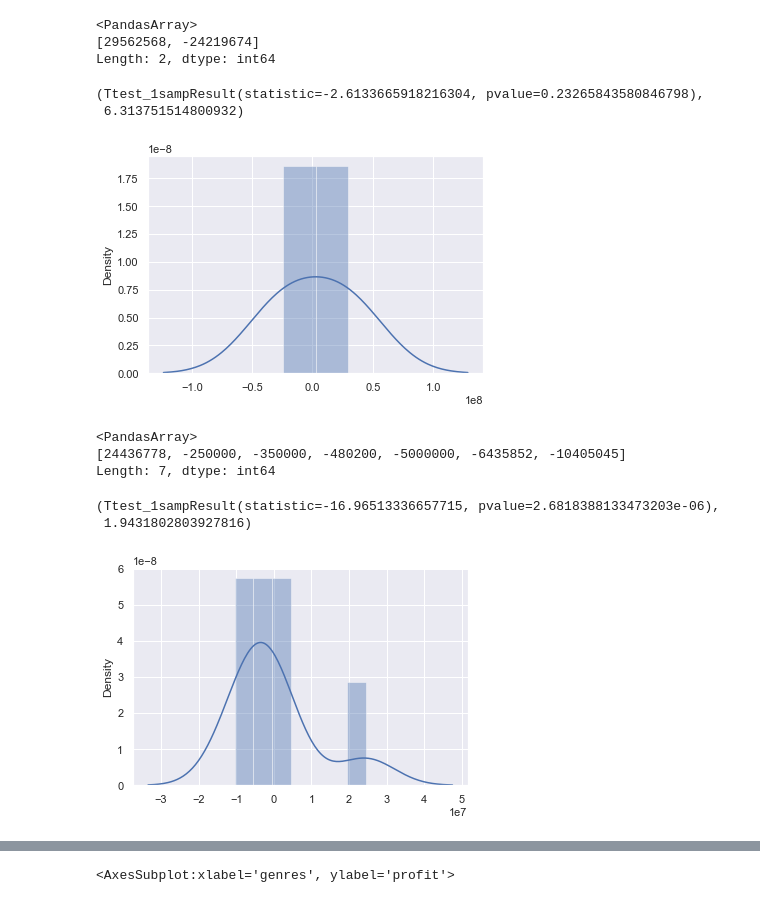
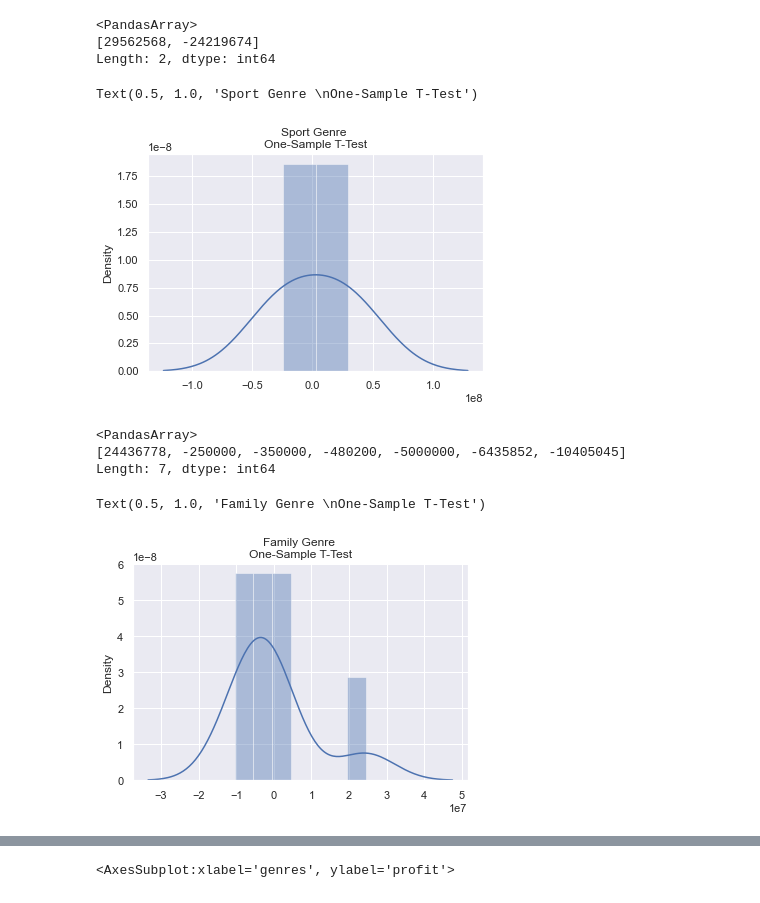
Before and after one commit to zmtillery/group-5-0206, a Jupyter notebook: notebooks/saketh/2-28_Update.ipynb, the cells around one changed output, grey strips where cells are left out. Drawn from its saved outputs; the diff is of its cells as text; code cells hidden in the pictures.

```diff
--- a/notebooks/saketh/2-28_Update.ipynb
+++ b/notebooks/saketh/2-28_Update.ipynb
@@ -721,10 +744,10 @@ sport_test
 Length: 2, dtype: int64
 # %%
 one_sample_ttest(sport_test, popmean, alpha)
+plt.title("Sport Genre \nOne-Sample T-Test")
 # %% [output]
-(Ttest_1sampResult(statistic=-2.6133665918216304, pvalue=0.23265843580846798),
- 6.313751514800932)
+Text(0.5, 1.0, 'Sport Genre \nOne-Sample T-Test')
-[figure, old version]
+[figure, new version]
 # %%
 family_profit = test.loc[test['genres'] == 'Family']
 family_test = family_profit['profit'].array
@@ -735,7 +758,7 @@ family_test
 Length: 7, dtype: int64
 # %%
 one_sample_ttest(family_test, popmean, alpha)
+plt.title("Family Genre \nOne-Sample T-Test")
 # %% [output]
-(Ttest_1sampResult(statistic=-16.96513336657715, pvalue=2.6818388133473203e-06),
- 1.9431802803927816)
+Text(0.5, 1.0, 'Family Genre \nOne-Sample T-Test')
-[figure, old version]
+[figure, new version]
```
Also changed, not shown: parts of 9 cells of this notebook.
